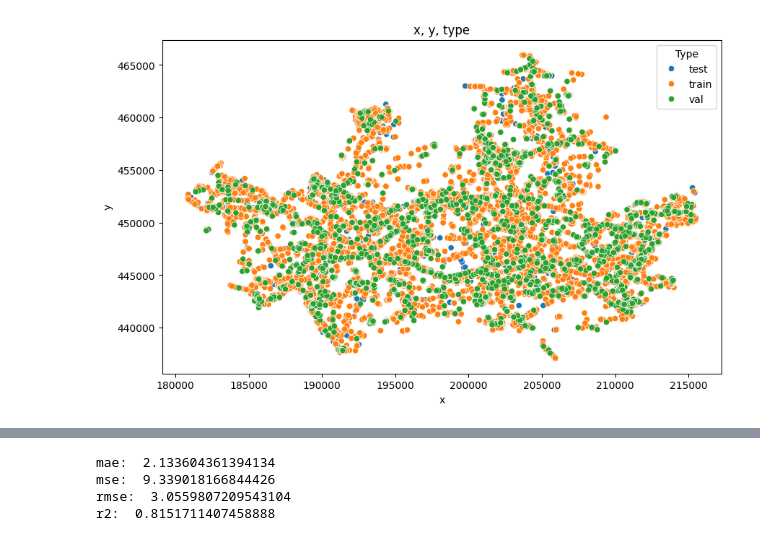
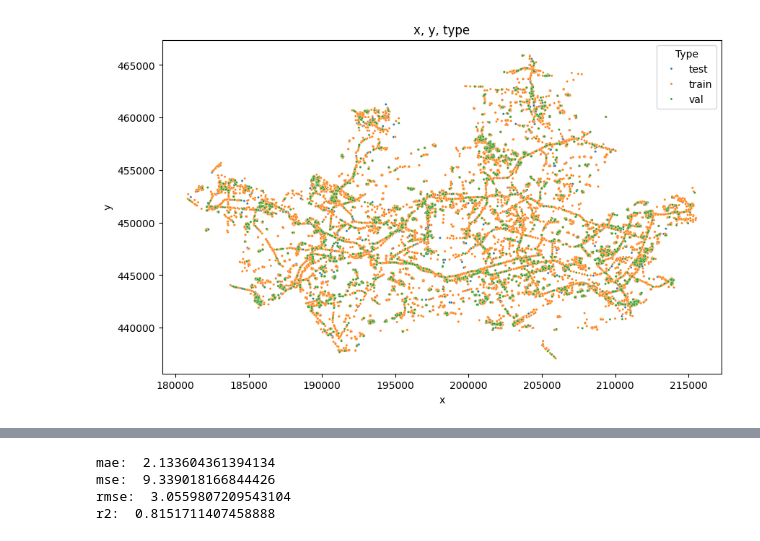
Before and after one commit to go0leum/rockhead_prediction, a Jupyter notebook: bedrock_head_prediction_automl.ipynb, the cells around one changed output, grey strips where cells are left out. Drawn from its saved outputs; the diff is of its cells as text; code cells hidden in the pictures.

```diff
--- a/bedrock_head_prediction_automl.ipynb
+++ b/bedrock_head_prediction_automl.ipynb
@@ -19,11 +21,11 @@ print(test_df.shape)
 # %%
 train_df['Type'] = 'train'
 val_df['Type'] = 'val'
 test_df['Type'] = 'test'
 
 df_concat = pd.DataFrame(columns=train_df.columns)
 df_concat = pd.concat([df_concat, test_df, train_df, val_df])
 
-eda_utils.scatter_relation(df_concat, 'x', 'y', 'x, y, type','Type')
+eda_utils.scatter_relation(df_concat, 'x', 'y', 5, 'x, y, type','Type')
 # %% [output]
-[figure, old version]
+[figure, new version]
```
Also changed, not shown: parts of 7 cells of this notebook.
